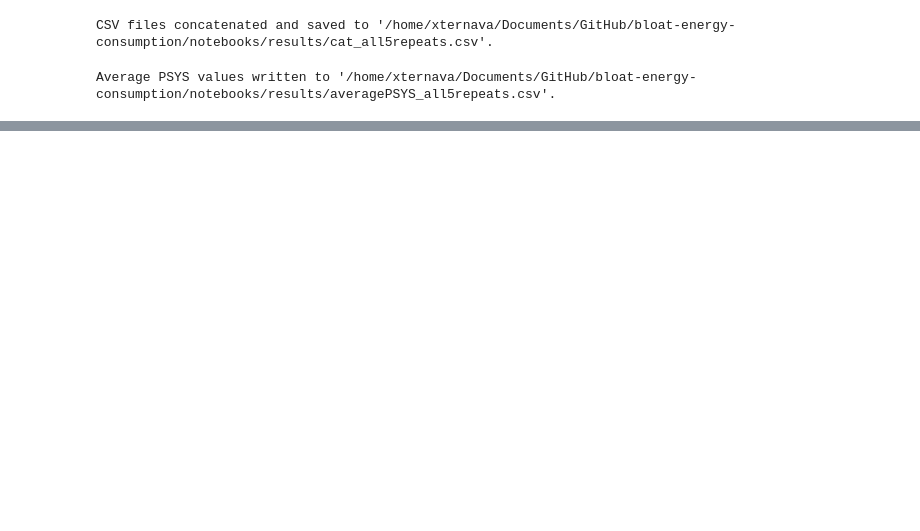
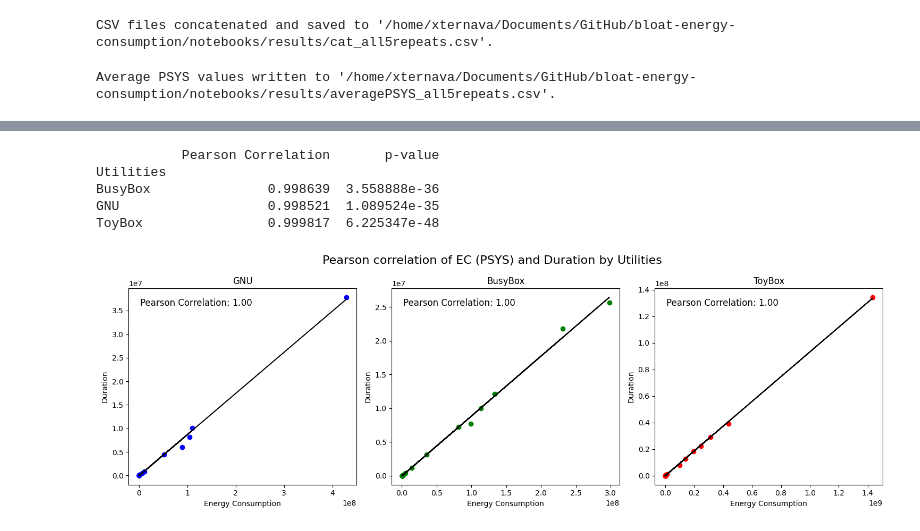
Before and after one commit to ternava/bloat-energy-consumption, a Jupyter notebook: notebooks/co_size_ec.ipynb, the cells around one changed output, grey strips where cells are left out. Saved outputs shown, nothing was run; the diff lists cells and outputs as text; code cells hidden in the pictures; blank space fills up the shorter version.

Commit message:
The calculated correlations for Size, Options, and Duration with the EC in all 3 utilities

```diff
--- a/notebooks/co_size_ec.ipynb
+++ b/notebooks/co_size_ec.ipynb
@@ -281,0 +362,77 @@ plt.show()
+# %%
+# The Pearson correlation with the p-value
+
+import pandas as pd
+from scipy.stats import pearsonr
+
+input_data = os.path.join(results_dir, 'averageDURATION_all5repeats.csv')
+# Read the CSV file into a DataFrame
+df = pd.read_csv(input_data, delimiter=";")
+
+# Convert 'PSYS' and 'Size' columns to numeric
+df['PSYS'] = pd.to_numeric(df['PSYS'])
+df['DURATION'] = pd.to_numeric(df['DURATION'])
+
+# Calculate Spearman correlation and p-value for each 'Utilities' separately
+results = df.groupby('Utilities').apply(lambda x: pearsonr(x['PSYS'], x['DURATION']))
+
+# Extract the correlation coefficients and p-values
+correlations = results.apply(lambda x: x.correlation)
+p_values = results.apply(lambda x: x.pvalue)
+
+# Combine correlations and p-values into a DataFrame
+correlation_df = pd.DataFrame({'Pearson Correlation': correlations, 'p-value': p_values})
+
+# Print the correlations and p-values
+print(correlation_df)
+# %% [output]
+           Pearson Correlation       p-value
+Utilities
+BusyBox               0.998639  3.558888e-36
+GNU                   0.998521  1.089524e-35
+ToyBox                0.999817  6.225347e-48
+# %%
+import pandas as pd
+import numpy as np # It's needed for the "trend line"
+import matplotlib.pyplot as plt
+
+input_data = os.path.join(results_dir, 'averageDURATION_all5repeats.csv')
+# First, we read the data from the CSV file with all experiments into a DataFrame
+df = pd.read_csv(input_data, delimiter=";")
+
+# Convert 'PSYS' and 'Size' columns to numeric
+df['PSYS'] = pd.to_numeric(df['PSYS'])
+df['DURATION'] = pd.to_numeric(df['DURATION'])
+
+# Create separate scatter plots for each utility with trend lines
+utilities = ['GNU', 'BusyBox', 'ToyBox']
+colors = ['blue', 'green', 'red']
+fig, axes = plt.subplots(nrows=1, ncols=len(utilities), figsize=(15, 5))
+
+for i, utility in enumerate(utilities):
+    utility_df = df[df['Utilities'] == utility]
+    axes[i].scatter(utility_df['PSYS'], utility_df['DURATION'], color=colors[i])
+    axes[i].set_xlabel('Energy Consumption')
+    axes[i].set_ylabel('Duration')
+    axes[i].set_title(utility)
+
+    # It calculate the Pearson correlation coefficient and shows it in the plot
+    pearson_corr = utility_df[['PSYS', 'DURATION']].corr(method='pearson').iloc[0, 1]
+    axes[i].text(0.05, 0.95, f'Pearson Correlation: {pearson_corr:.2f}',
+                 transform=axes[i].transAxes, fontsize=12, verticalalignment='top')
+
+    # Fit a linear regression line to the data points
+    z = np.polyfit(utility_df['PSYS'], utility_df['DURATION'], 1)
+    p = np.poly1d(z)
+    axes[i].plot(utility_df['PSYS'], p(utility_df['PSYS']), color='black')
+
+# We set the overall title for all three figures
+fig.suptitle('Pearson correlation of EC (PSYS) and Duration by Utilities', fontsize=16)
+
+# We adjust the spacing between subplots
+plt.tight_layout()
+
+# Finally, we show the plots
+plt.show()
+# %% [output]
+[figure, added]
```
Also changed, not shown: parts of 15 cells of this notebook, 5 other files.
